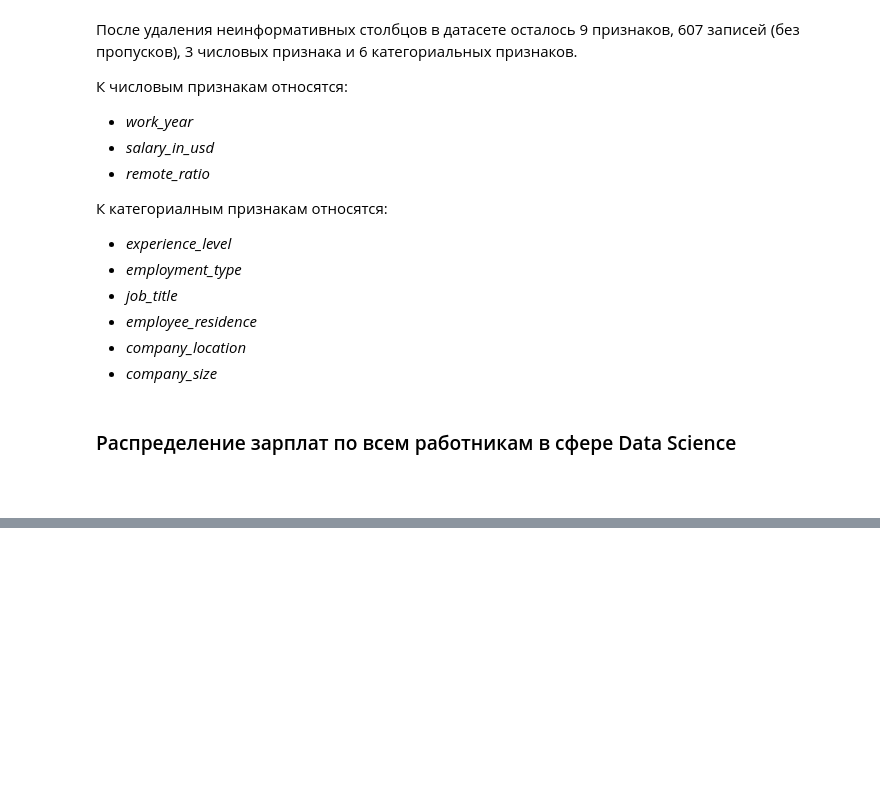
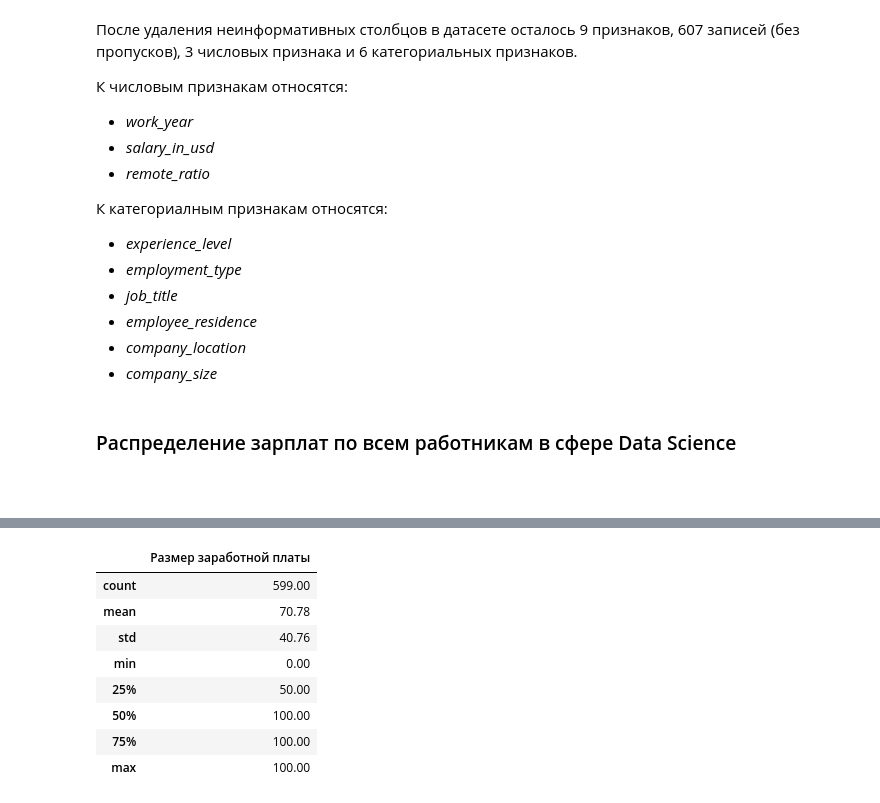
Before and after one commit to ret4ed/Sf_DS_game_1, a Jupyter notebook: Skillfactory/EDA_4_Статистические тесты/Практика. Исследование данных HR-агенства.ipynb, the cells around one changed output, grey strips where cells are left out. Saved outputs shown, nothing was run; the diff lists cells and outputs as text; code cells hidden in the pictures; blank space fills up the shorter version.

```diff
--- a/Skillfactory/EDA_4_Статистические тесты/Практика. Исследование данных HR-агенства.ipynb
+++ b/Skillfactory/EDA_4_Статистические тесты/Практика. Исследование данных HR-агенства.ipynb
@@ -174,0 +301,14 @@ memory usage: 42.8+ KB
+# %%
+data_agg = ds_salaries['remote_ratio'].describe().round(2).to_frame()
+data_agg.columns = ['Размер заработной платы']
+data_agg
+# %% [output]
+|  | Размер заработной платы |
+| count | 599.00 |
+| mean | 70.78 |
+| std | 40.76 |
+| min | 0.00 |
+| 25% | 50.00 |
+| 50% | 100.00 |
+| 75% | 100.00 |
+| max | 100.00 |
```
Also changed, not shown: parts of 14 cells of this notebook.
